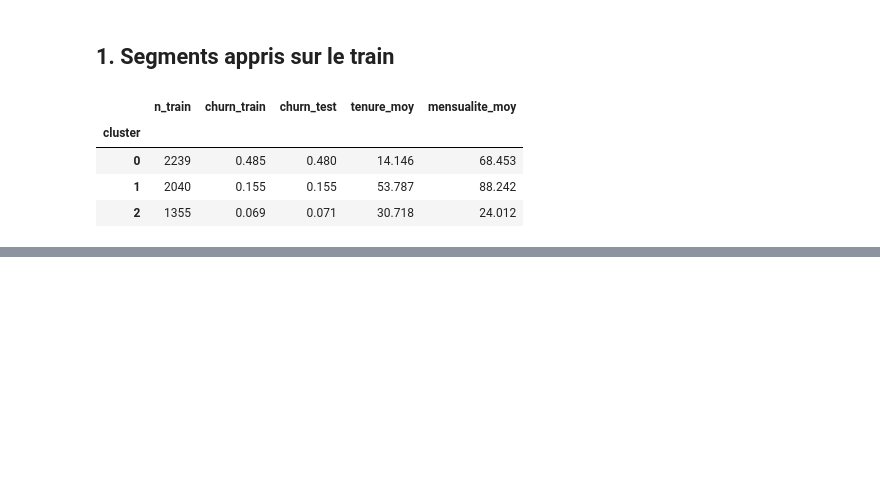
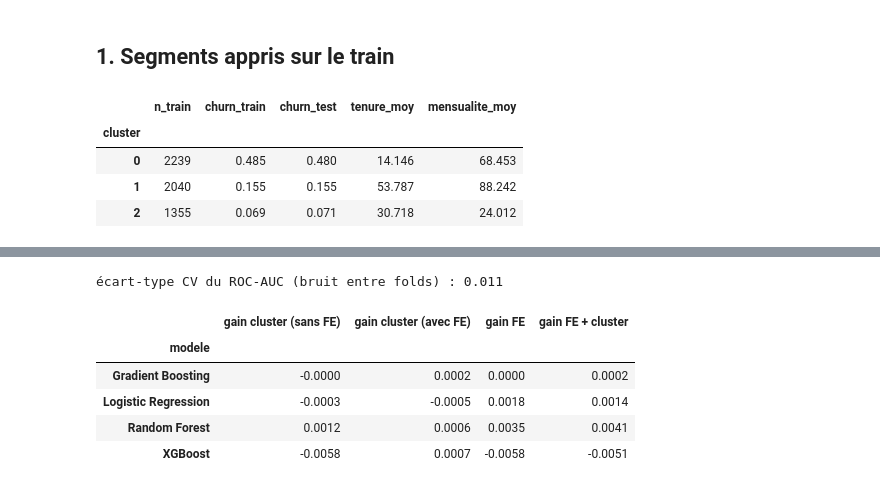
Before and after one commit to doughmi-ilyas/customer-churn-prediction, a Jupyter notebook: notebooks/04_lien.ipynb, the cells around one changed output, grey strips where cells are left out. Saved outputs shown, nothing was run; the diff lists cells and outputs as text; code cells hidden in the pictures; blank space fills up the shorter version.

```diff
--- a/notebooks/04_lien.ipynb
+++ b/notebooks/04_lien.ipynb
@@ -200,0 +246,19 @@ pd.DataFrame(
+# %%
+print("écart-type CV du ROC-AUC (bruit entre folds) :", res["cv_roc_auc_std"].mean().round(4))
+gain = pd.DataFrame(
+    {
+        "gain cluster (sans FE)": auc["initiales + cluster"] - auc["initiales"],
+        "gain cluster (avec FE)": auc["initiales + FE + cluster"] - auc["initiales + FE"],
+        "gain FE": auc["initiales + FE"] - auc["initiales"],
+        "gain FE + cluster": auc["initiales + FE + cluster"] - auc["initiales"],
+    }
+)
+gain.round(4)
+# %% [output]
+écart-type CV du ROC-AUC (bruit entre folds) : 0.011
+|  | gain cluster (sans FE) | gain cluster (avec FE) | gain FE | gain FE + cluster |
+| modele |  |  |  |  |
+| Gradient Boosting | -0.0000 | 0.0002 | 0.0000 | 0.0002 |
+| Logistic Regression | -0.0003 | -0.0005 | 0.0018 | 0.0014 |
+| Random Forest | 0.0012 | 0.0006 | 0.0035 | 0.0041 |
+| XGBoost | -0.0058 | 0.0007 | -0.0058 | -0.0051 |
```
Also changed, not shown: parts of 5 cells of this notebook, 1 other file.
